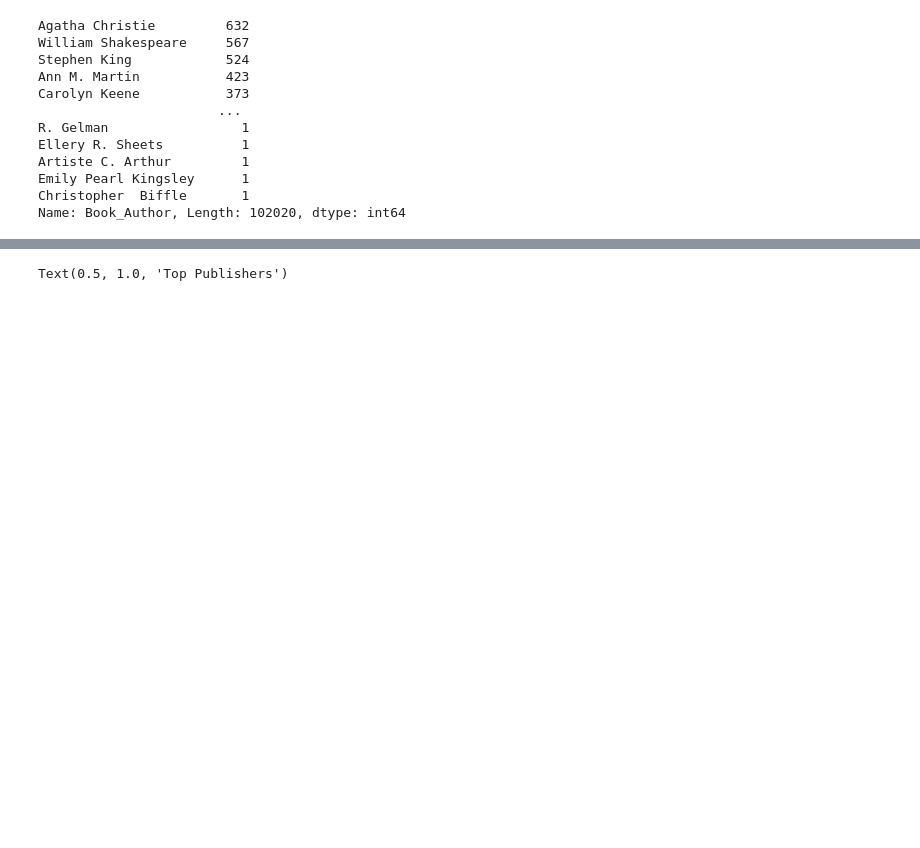
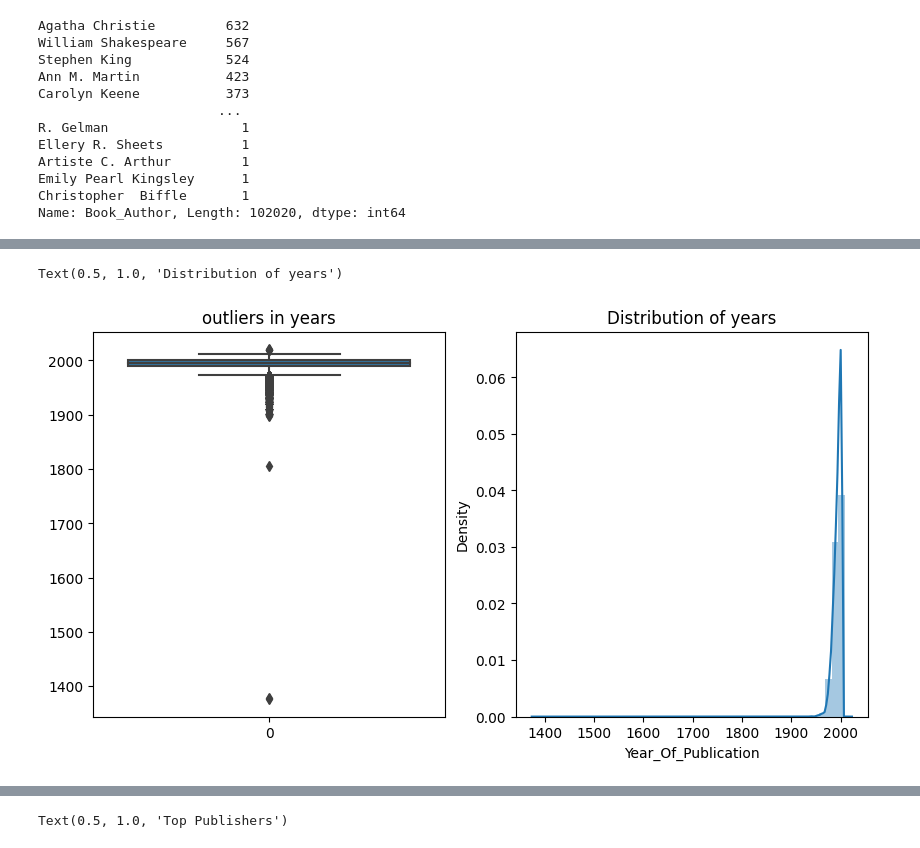
Before and after one commit to diptiranjan1998/Book-Recommendation-system, a Jupyter notebook: Book_Recommendation_System.ipynb, the cells around one changed output, grey strips where cells are left out. Saved outputs shown, nothing was run; the diff lists cells and outputs as text; code cells hidden in the pictures; blank space fills up the shorter version.

```diff
--- a/Book_Recommendation_System.ipynb
+++ b/Book_Recommendation_System.ipynb
@@ -248,0 +299,12 @@ Top_author_count = Counter(books_df['Book_Author']).most_common()[:15]
+# %%
+# checking the ouliers and distribution of year-of-publication column
+plt.figure(figsize = (10,5))
+plt.subplot(1,2,1)
+sns.boxplot(books_df['Year_Of_Publication'])
+plt.title('outliers in years')
+plt.subplot(1,2,2)
+sns.distplot(books_df['Year_Of_Publication'])
+plt.title('Distribution of years')
+# %% [output]
+Text(0.5, 1.0, 'Distribution of years')
+[figure, added]
```
Also changed, not shown: parts of 42 cells of this notebook.
